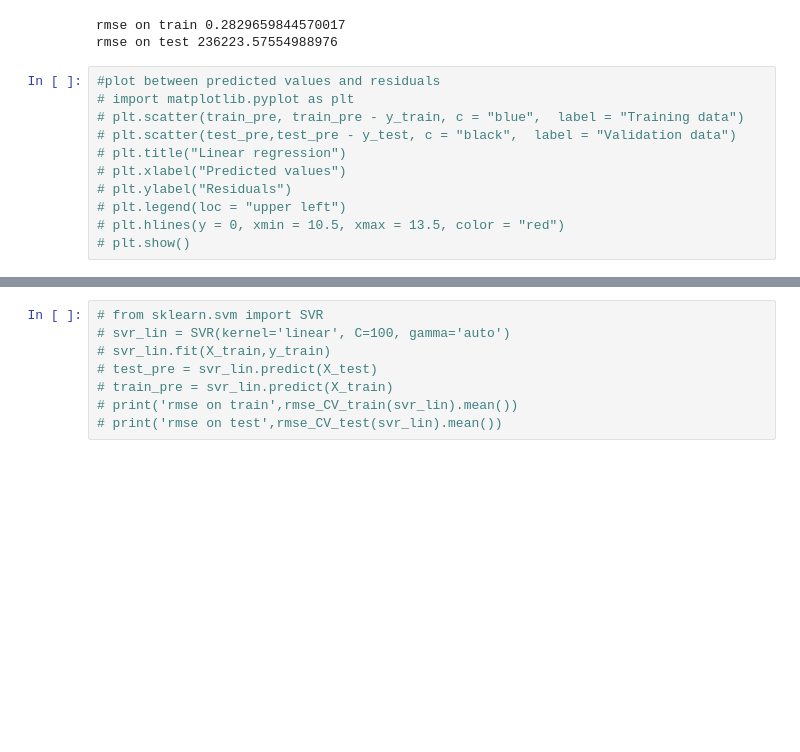
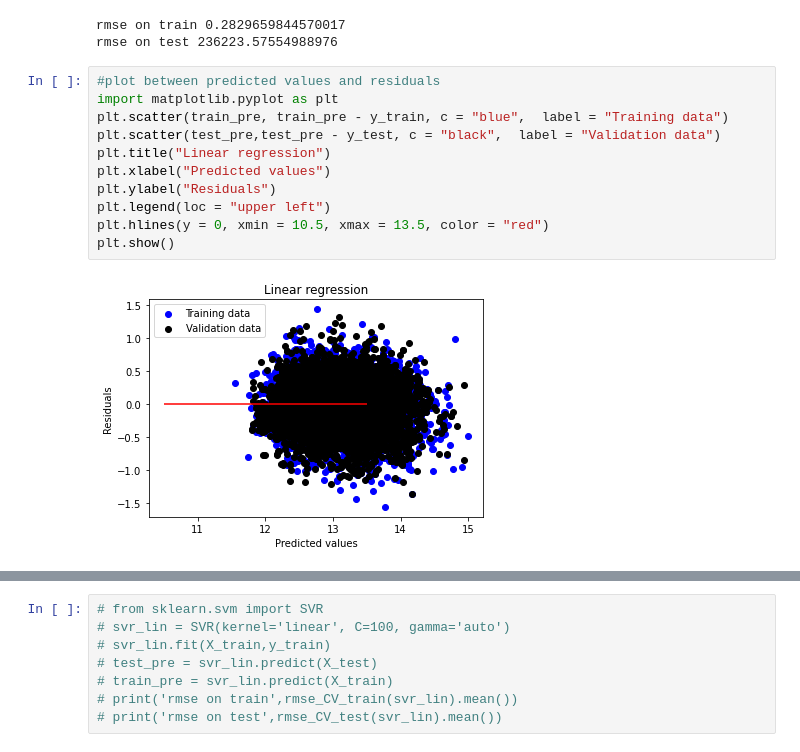
Before and after one commit to kingsfall/housing-price-regression, a Jupyter notebook: module1.ipynb, the cells around one changed output, grey strips where cells are left out. Saved outputs shown, nothing was run; the diff lists cells and outputs as text; blank space fills up the shorter version.

```diff
--- a/module1.ipynb
+++ b/module1.ipynb
@@ -87,14 +87,16 @@ rmse on train 0.2829659844570017
 rmse on test 236223.57554988976
 # %%
 #plot between predicted values and residuals
-# import matplotlib.pyplot as plt
-# plt.scatter(train_pre, train_pre - y_train, c = "blue",  label = "Training data")
-# plt.scatter(test_pre,test_pre - y_test, c = "black",  label = "Validation data")
-# plt.title("Linear regression")
-# plt.xlabel("Predicted values")
-# plt.ylabel("Residuals")
-# plt.legend(loc = "upper left")
-# plt.hlines(y = 0, xmin = 10.5, xmax = 13.5, color = "red")
-# plt.show()
+import matplotlib.pyplot as plt
+plt.scatter(train_pre, train_pre - y_train, c = "blue",  label = "Training data")
+plt.scatter(test_pre,test_pre - y_test, c = "black",  label = "Validation data")
+plt.title("Linear regression")
+plt.xlabel("Predicted values")
+plt.ylabel("Residuals")
+plt.legend(loc = "upper left")
+plt.hlines(y = 0, xmin = 10.5, xmax = 13.5, color = "red")
+plt.show()
+# %% [output]
+[figure, added]
 # %%
 # Plot predictions - Real values
```
Also changed, not shown: parts of 1 cell of this notebook.
